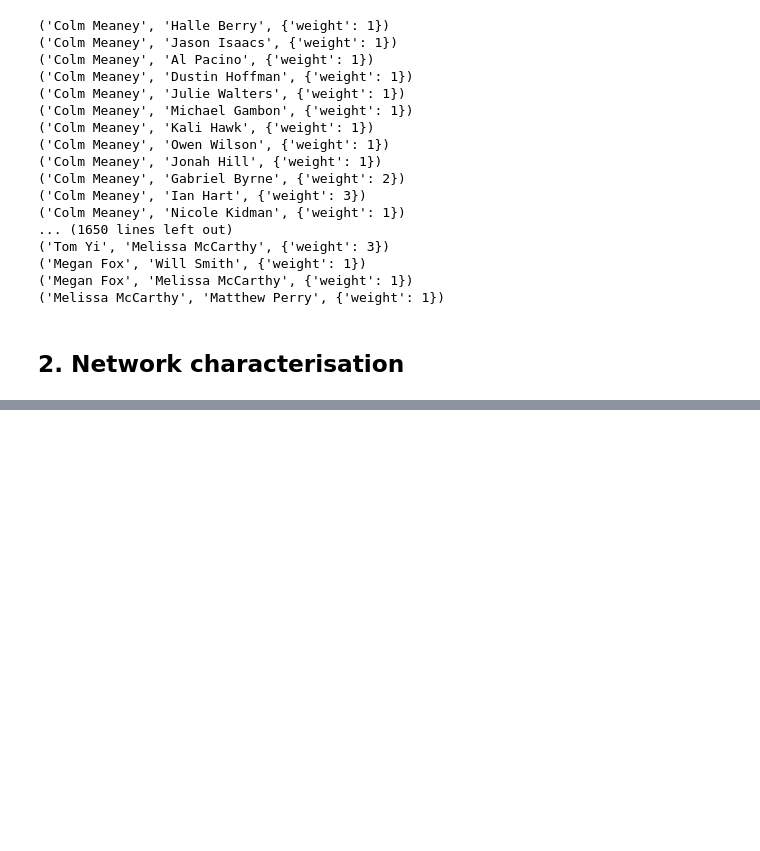
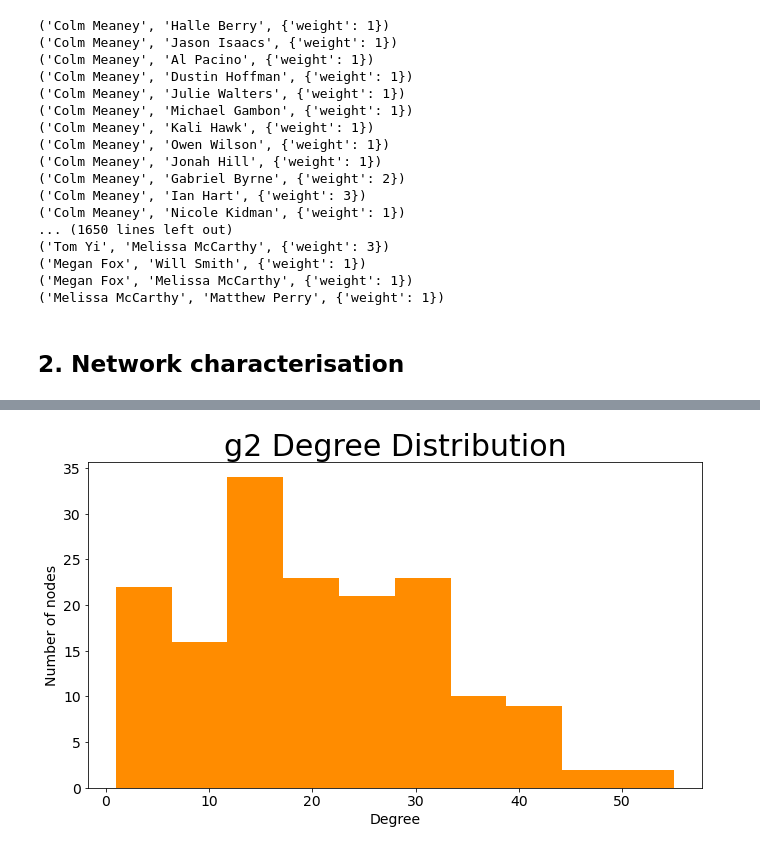
Before and after one commit to brianbyrne99/Network-Analysis, a Jupyter notebook: NetworkAnalysis_1.ipynb, the cells around one changed output, grey strips where cells are left out. Cells and saved outputs as stored; diff of their text form; code cells hidden in the pictures; blank space fills up the shorter version.

```diff
--- a/NetworkAnalysis_1.ipynb
+++ b/NetworkAnalysis_1.ipynb
@@ -212,0 +407,4 @@ showEdges(g2)
+# %%
+deghistogram(degreesg2, "g2 Degree Distribution")
+# %% [output]
+[figure, added]
```
Also changed, not shown: parts of 55 cells of this notebook.
